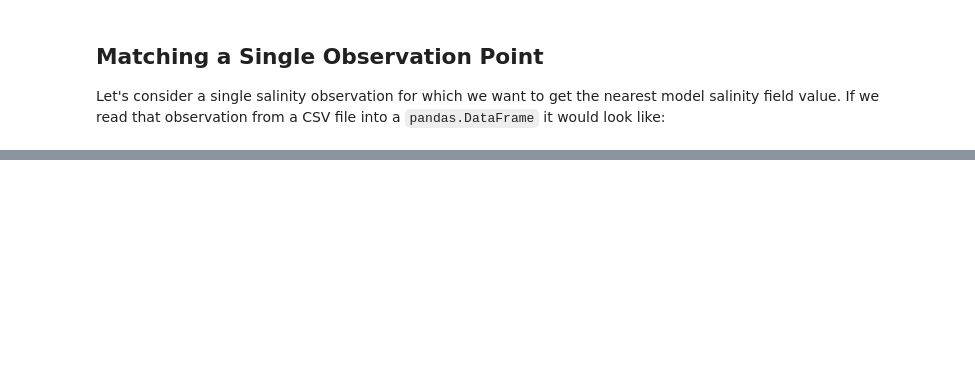
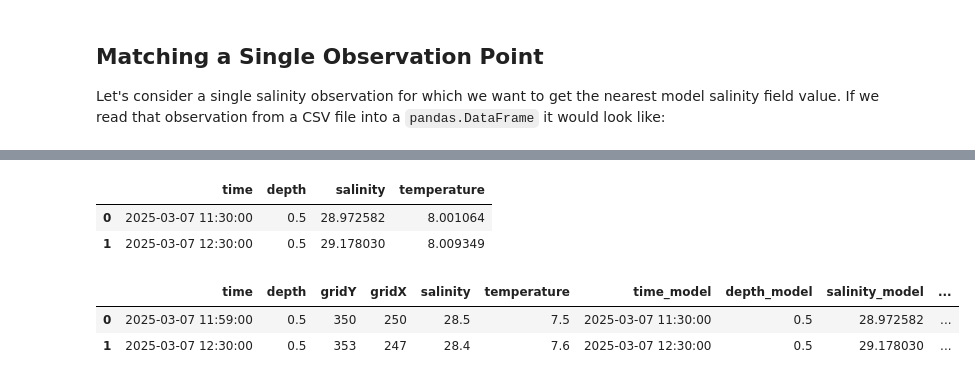
Before and after one commit to UBC-MOAD/PythonNotes, a Jupyter notebook: erddap-obs-matching/BasicERDDAP-ObsMatching.ipynb, the cells around one changed output, grey strips where cells are left out. Drawn from its saved outputs; the diff is of its cells as text; code cells hidden in the pictures; blank space fills up the shorter version.

```diff
--- a/erddap-obs-matching/BasicERDDAP-ObsMatching.ipynb
+++ b/erddap-obs-matching/BasicERDDAP-ObsMatching.ipynb
@@ -204,0 +317,16 @@ def foo(time, depth, gridY, gridX):
+# %%
+def get_model_values_df(ds, time, depth, gridY, gridX):
+    ds_pt = (ds
+        .sel(time=time, method="nearest")
+        .sel(depth=depth, method="nearest")
+        .sel(gridY=gridY, gridX=gridX)
+    )
+    df_pt = pd.DataFrame(
+        {
+            "time": [ds_pt.time.values],
+            "depth": [ds_pt.depth.item()],
+        }
+    )
+    for var in ds_pt.data_vars:
+        df_pt[var] = [ds_pt[var].item()]
+    return df_pt
@@ -261,0 +371,7 @@ Attributes: (12/25)
+# %%
+model_dfs = [
+    get_model_values_df(ds, time, depth, gridY, gridX)
+    for time, depth, gridY, gridX, *_ in obs_df.to_numpy()
+]
+
+model_dfs
@@ -261,0 +383,16 @@ Attributes: (12/25)
+# %%
+model_df = pd.concat(model_dfs, ignore_index=True)
+
+model_df
+# %% [output]
+|  | time | depth | salinity | temperature |
+| 0 | 2025-03-07 11:30:00 | 0.5 | 28.972582 | 8.001064 |
+| 1 | 2025-03-07 12:30:00 | 0.5 | 29.178030 | 8.009349 |
+# %%
+result_df = obs_df.join(model_df, rsuffix="_model")
+
+result_df
+# %% [output]
+|  | time | depth | gridY | gridX | salinity | temperature | time_model | depth_model | salinity_model | ... |
+| 0 | 2025-03-07 11:59:00 | 0.5 | 350 | 250 | 28.5 | 7.5 | 2025-03-07 11:30:00 | 0.5 | 28.972582 | ... |
+| 1 | 2025-03-07 12:30:00 | 0.5 | 353 | 247 | 28.4 | 7.6 | 2025-03-07 12:30:00 | 0.5 | 29.178030 | ... |
```
Also changed, not shown: parts of 32 cells of this notebook, 1 other file.
